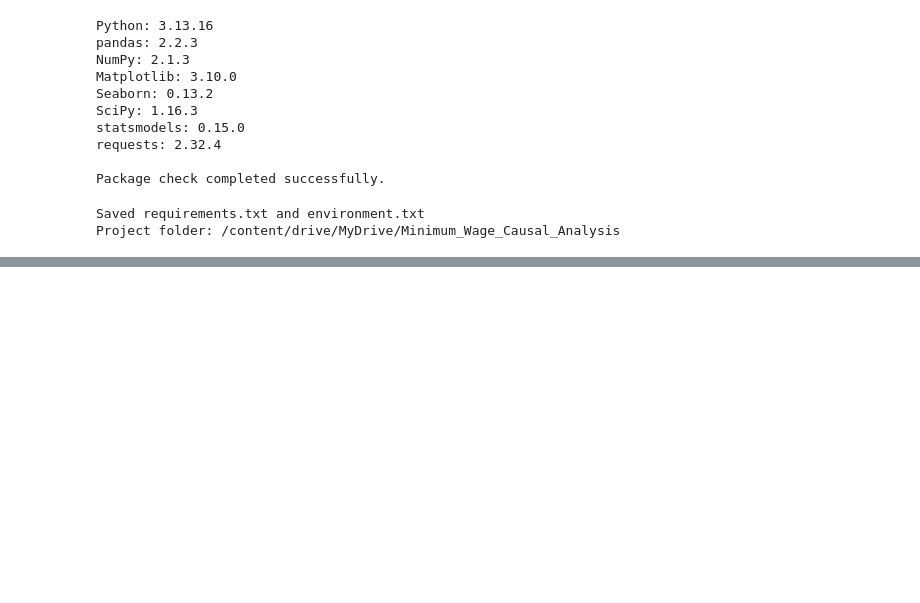
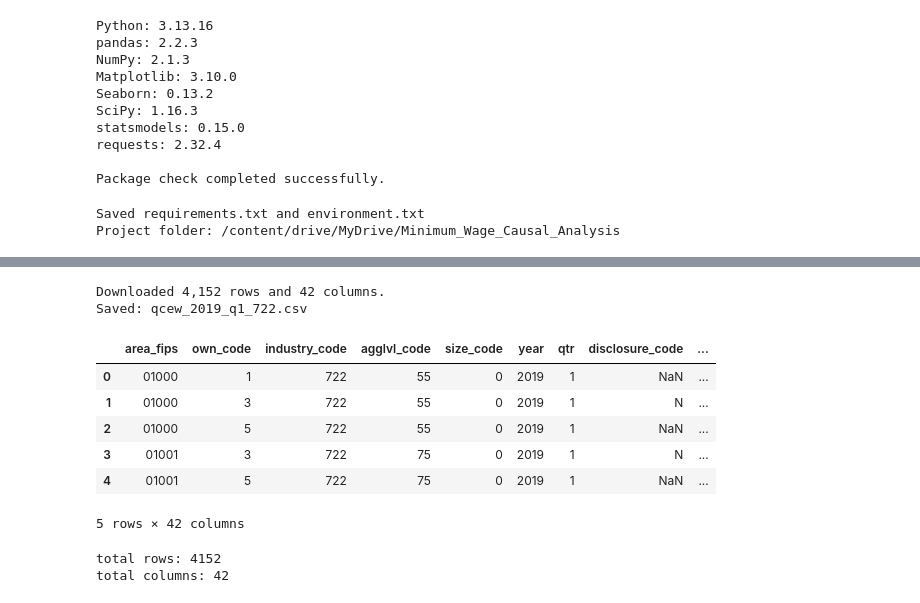
Before and after one commit to RohanDevre36/Minimum-wage-causal-analysis, a Jupyter notebook: 01_Data_Collection.ipynb, the cells around one changed output, grey strips where cells are left out. Saved outputs shown, nothing was run; the diff lists cells and outputs as text; code cells hidden in the pictures; blank space fills up the shorter version.

Commit message:
Download and prepare Q1 2019 state food services sample

```diff
--- a/01_Data_Collection.ipynb
+++ b/01_Data_Collection.ipynb
@@ -114,0 +140,45 @@ Project folder: /content/drive/MyDrive/Minimum_Wage_Causal_Analysis
+# %%
+from io import BytesIO
+
+url = "https://data.bls.gov/cew/data/api/2019/1/industry/722.csv"
+
+response = requests.get(url, timeout=60)
+response.raise_for_status()
+
+sample = pd.read_csv(
+    BytesIO(response.content),
+    dtype={"area_fips": str, "industry_code": str}
+)
+
+# Check the response before saving it.
+required_columns = {
+    "area_fips", "industry_code", "own_code",
+    "month1_emplvl", "avg_wkly_wage"
+}
+
+if not required_columns.issubset(sample.columns):
+    raise ValueError("The download did not contain the expected BLS columns.")
+
+raw_path = PROJECT_DIR / "data_raw" / "qcew_2019_q1_722.csv"
+raw_path.write_bytes(response.content)
+
+print(f"Downloaded {sample.shape[0]:,} rows and {sample.shape[1]} columns.")
+print(f"Saved: {raw_path.name}")
+
+display(sample.head())
+# %% [output]
+Downloaded 4,152 rows and 42 columns.
+Saved: qcew_2019_q1_722.csv
+|  | area_fips | own_code | industry_code | agglvl_code | size_code | year | qtr | disclosure_code | ... |
+| 0 | 01000 | 1 | 722 | 55 | 0 | 2019 | 1 | NaN | ... |
+| 1 | 01000 | 3 | 722 | 55 | 0 | 2019 | 1 | N | ... |
+| 2 | 01000 | 5 | 722 | 55 | 0 | 2019 | 1 | NaN | ... |
+| 3 | 01001 | 3 | 722 | 75 | 0 | 2019 | 1 | N | ... |
+| 4 | 01001 | 5 | 722 | 75 | 0 | 2019 | 1 | NaN | ... |
+5 rows × 42 columns
+# %%
+print('total rows:', sample.shape[0])
+print('total columns:', sample.shape[1])
+# %% [output]
+total rows: 4152
+total columns: 42
```
Also changed, not shown: parts of 6 cells of this notebook.
